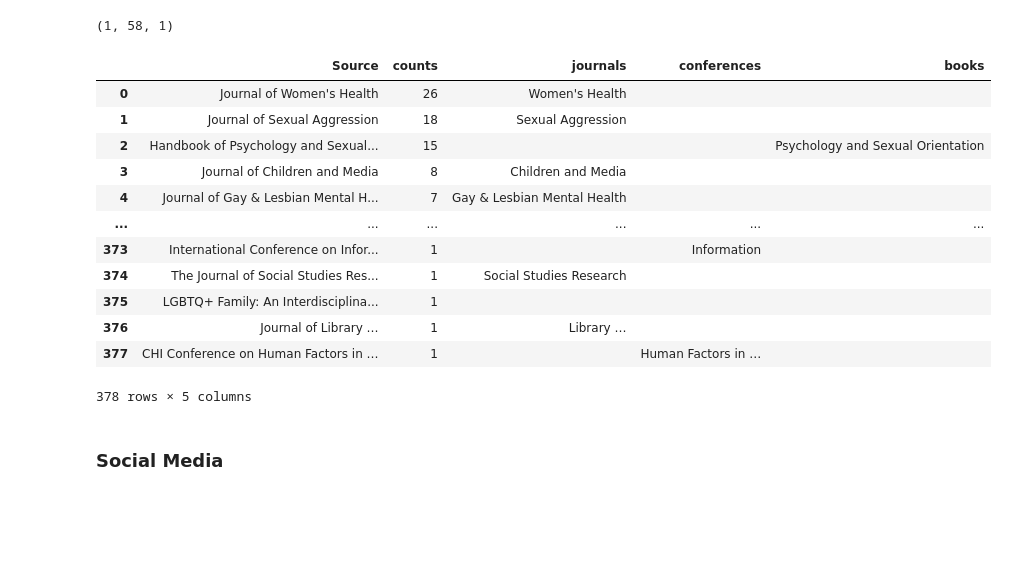
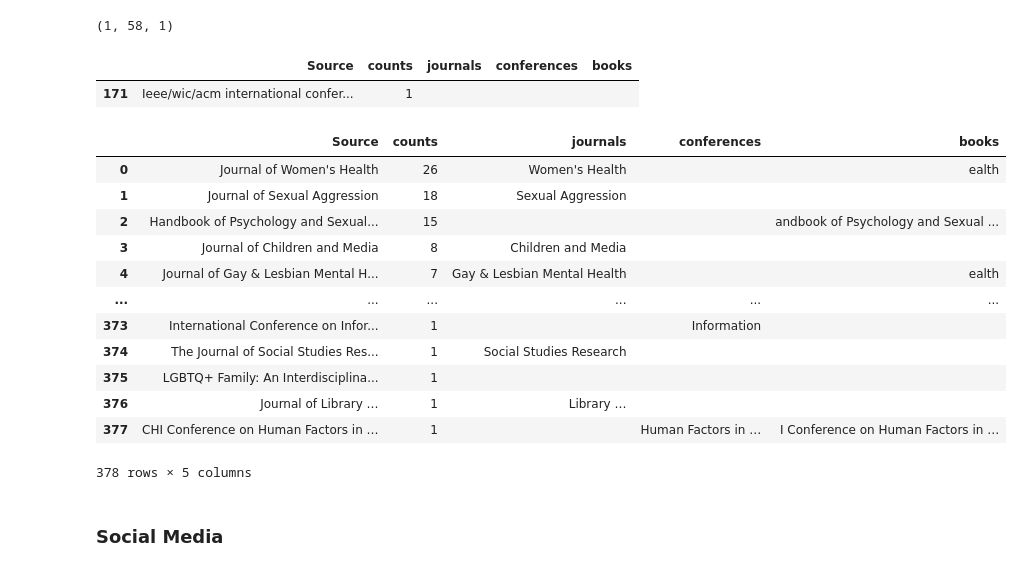
Before and after one commit to booktrackerGirl/Data-wrangling-and-analysis, a Jupyter notebook: Google Scholar Search/google_scholar_search_analysis.ipynb, the cells around one changed output. Cells and saved outputs as stored; diff of their text form; code cells hidden in the pictures; blank space fills up the shorter version.

```diff
--- a/Goggle Scholar Search/google_scholar_search_analysis.ipynb
+++ b/Google Scholar Search/google_scholar_search_analysis.ipynb
@@ -521,29 +531,48 @@ contain_values
 df_sou_sub["Source"].str.contains('conference').sum(), df_sou_sub["Source"].str.contains('Conference').sum(), df_sou_sub["Source"].str.contains('Conferences').sum()
 # %% [output]
 (1, 58, 1)
+# %%
+# 'conference'
+contain_values = df_sou_sub[df_sou_sub["Source"].str.contains('conference')]
+
+# 'Conference'
+# contain_values = df_sou_sub[df_sou_sub["Source"].str.contains('Conference')]
+
+# 'Conferences'
+#contain_values = df_sou_sub[df_sou_sub["Source"].str.contains('Conferences')] # string before
+
+contain_values
+# %% [output]
+|  | Source | counts | journals | conferences | books |
+| 171 | Ieee/wic/acm international confer... | 1 |  |  |  |
 # %%
 def substring_after(s, delim):
-    return s.partition(delim)[2]
+    for each in range(0, len(delim)):
+        value = s.partition(delim[each])[2]
+        return value
+# %%
+journal_items = ['Journal of', 'journal of', 'JOURNAL OF']
+conference_items = ['Conference on', 'conference on']
 # %%
 # the apply(lambda) is slow but I don't mind it.
-df_sou_sub['journals'] = df_sou_sub['Source'].apply(lambda x: substring_after(x, 'Journal of'))
-df_sou_sub['conferences'] = df_sou_sub['Source'].apply(lambda x: substring_after(x, 'Conference on'))
+df_sou_sub['journals'] = df_sou_sub['Source'].apply(lambda x: substring_after(x, journal_items))
+df_sou_sub['conferences'] = df_sou_sub['Source'].apply(lambda x: substring_after(x, conference_items))
 df_sou_sub['books'] = df_sou_sub['Source'].apply(lambda x: substring_after(x, 'Handbook of'))
 
 df_sou_sub
 # %% [output]
 |  | Source | counts | journals | conferences | books |
-| 0 | Journal of Women's Health | 26 | Women's Health |  |  |
+| 0 | Journal of Women's Health | 26 | Women's Health |  | ealth |
 | 1 | Journal of Sexual Aggression | 18 | Sexual Aggression |  |  |
-| 2 | Handbook of Psychology and Sexual... | 15 |  |  | Psychology and Sexual Orientation |
+| 2 | Handbook of Psychology and Sexual... | 15 |  |  | andbook of Psychology and Sexual ... |
 | 3 | Journal of Children and Media | 8 | Children and Media |  |  |
-| 4 | Journal of Gay & Lesbian Mental H... | 7 | Gay & Lesbian Mental Health |  |  |
+| 4 | Journal of Gay & Lesbian Mental H... | 7 | Gay & Lesbian Mental Health |  | ealth |
 | ... | ... | ... | ... | ... | ... |
 | 373 | International Conference on Infor... | 1 |  | Information |  |
 | 374 | The Journal of Social Studies Res... | 1 | Social Studies Research |  |  |
 | 375 | LGBTQ+ Family: An Interdisciplina... | 1 |  |  |  |
 | 376 | Journal of Library … | 1 | Library … |  |  |
-| 377 | CHI Conference on Human Factors in … | 1 |  | Human Factors in … |  |
+| 377 | CHI Conference on Human Factors in … | 1 |  | Human Factors in … | I Conference on Human Factors in … |
 378 rows × 5 columns
 # %% [markdown]
 ### Social Media
```
Also changed, not shown: parts of 2 cells of this notebook, 22 other files.
